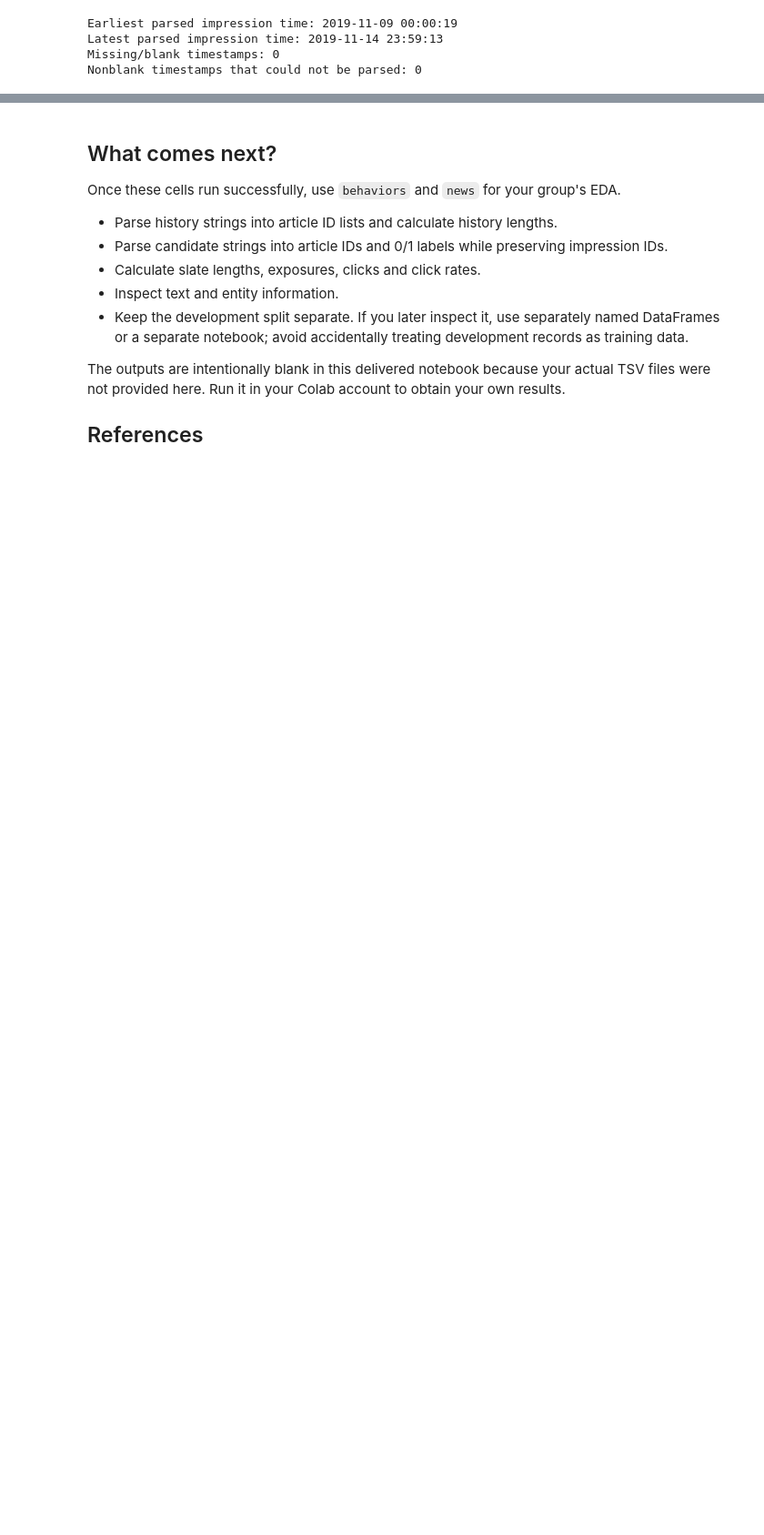
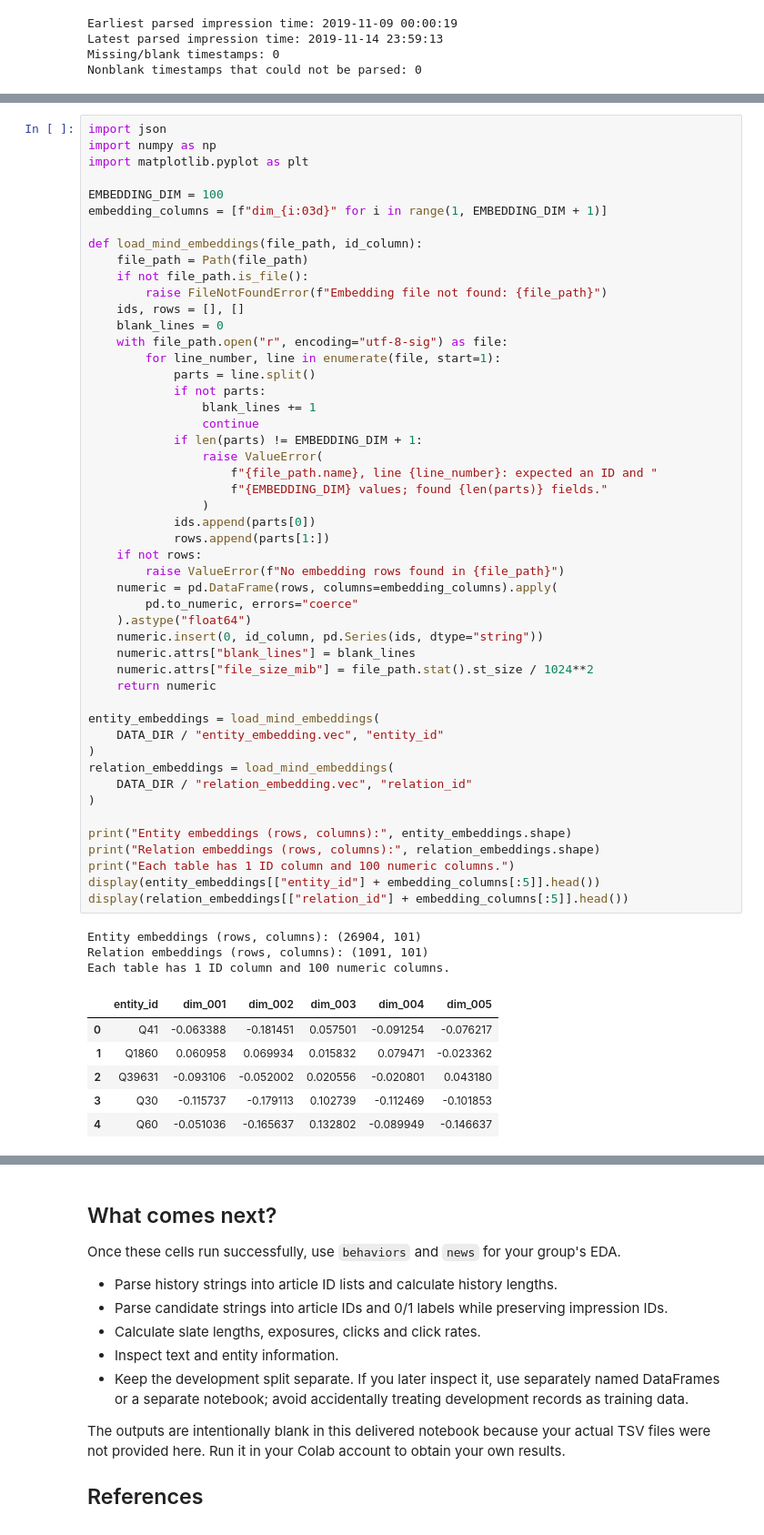
Before and after one commit to JariusF10-8/bt4222, a Jupyter notebook: notebooks/Dataset_Overview.ipynb, the cells around one changed output, grey strips where cells are left out. Shown at 91% size. Saved outputs shown, nothing was run; the diff lists cells and outputs as text; blank space fills up the shorter version.

```diff
--- a/notebooks/Dataset_Overview.ipynb
+++ b/notebooks/Dataset_Overview.ipynb
@@ -294,0 +302,59 @@ Nonblank timestamps that could not be parsed: 0
+# %%
+import json
+import numpy as np
+import matplotlib.pyplot as plt
+
+EMBEDDING_DIM = 100
+embedding_columns = [f"dim_{i:03d}" for i in range(1, EMBEDDING_DIM + 1)]
+
+def load_mind_embeddings(file_path, id_column):
+    file_path = Path(file_path)
+    if not file_path.is_file():
+        raise FileNotFoundError(f"Embedding file not found: {file_path}")
+    ids, rows = [], []
+    blank_lines = 0
+    with file_path.open("r", encoding="utf-8-sig") as file:
+        for line_number, line in enumerate(file, start=1):
+            parts = line.split()
+            if not parts:
+                blank_lines += 1
+                continue
+            if len(parts) != EMBEDDING_DIM + 1:
+                raise ValueError(
+                    f"{file_path.name}, line {line_number}: expected an ID and "
+                    f"{EMBEDDING_DIM} values; found {len(parts)} fields."
+                )
+            ids.append(parts[0])
+            rows.append(parts[1:])
+    if not rows:
+        raise ValueError(f"No embedding rows found in {file_path}")
+    numeric = pd.DataFrame(rows, columns=embedding_columns).apply(
+        pd.to_numeric, errors="coerce"
+    ).astype("float64")
+    numeric.insert(0, id_column, pd.Series(ids, dtype="string"))
+    numeric.attrs["blank_lines"] = blank_lines
+    numeric.attrs["file_size_mib"] = file_path.stat().st_size / 1024**2
+    return numeric
+
+entity_embeddings = load_mind_embeddings(
+    DATA_DIR / "entity_embedding.vec", "entity_id"
+)
+relation_embeddings = load_mind_embeddings(
+    DATA_DIR / "relation_embedding.vec", "relation_id"
+)
+
+print("Entity embeddings (rows, columns):", entity_embeddings.shape)
+print("Relation embeddings (rows, columns):", relation_embeddings.shape)
+print("Each table has 1 ID column and 100 numeric columns.")
+display(entity_embeddings[["entity_id"] + embedding_columns[:5]].head())
+display(relation_embeddings[["relation_id"] + embedding_columns[:5]].head())
+# %% [output]
+Entity embeddings (rows, columns): (26904, 101)
+Relation embeddings (rows, columns): (1091, 101)
+Each table has 1 ID column and 100 numeric columns.
+|  | entity_id | dim_001 | dim_002 | dim_003 | dim_004 | dim_005 |
+| 0 | Q41 | -0.063388 | -0.181451 | 0.057501 | -0.091254 | -0.076217 |
+| 1 | Q1860 | 0.060958 | 0.069934 | 0.015832 | 0.079471 | -0.023362 |
+| 2 | Q39631 | -0.093106 | -0.052002 | 0.020556 | -0.020801 | 0.043180 |
+| 3 | Q30 | -0.115737 | -0.179113 | 0.102739 | -0.112469 | -0.101853 |
+| 4 | Q60 | -0.051036 | -0.165637 | 0.132802 | -0.089949 | -0.146637 |
```
Also changed, not shown: parts of 14 cells of this notebook.
